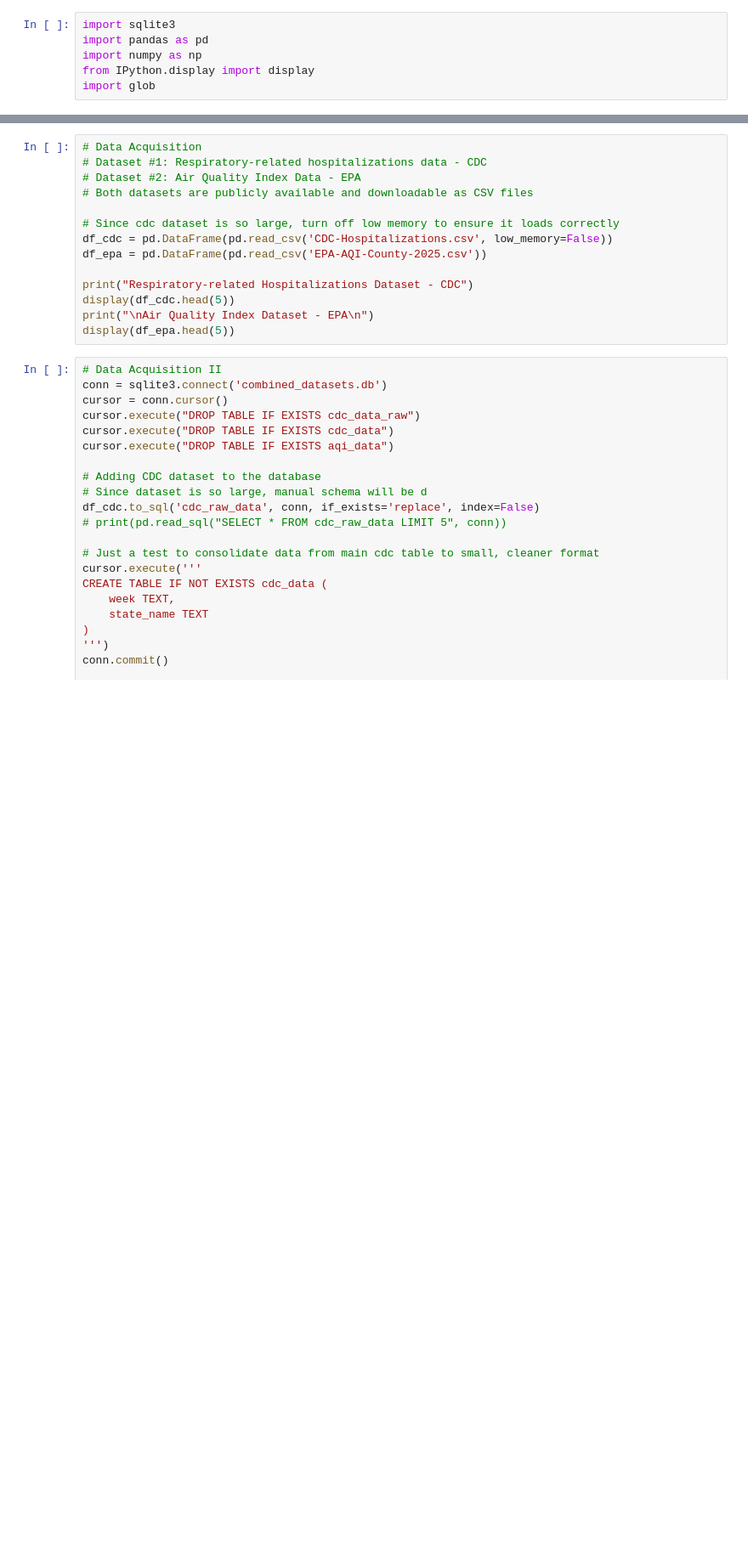
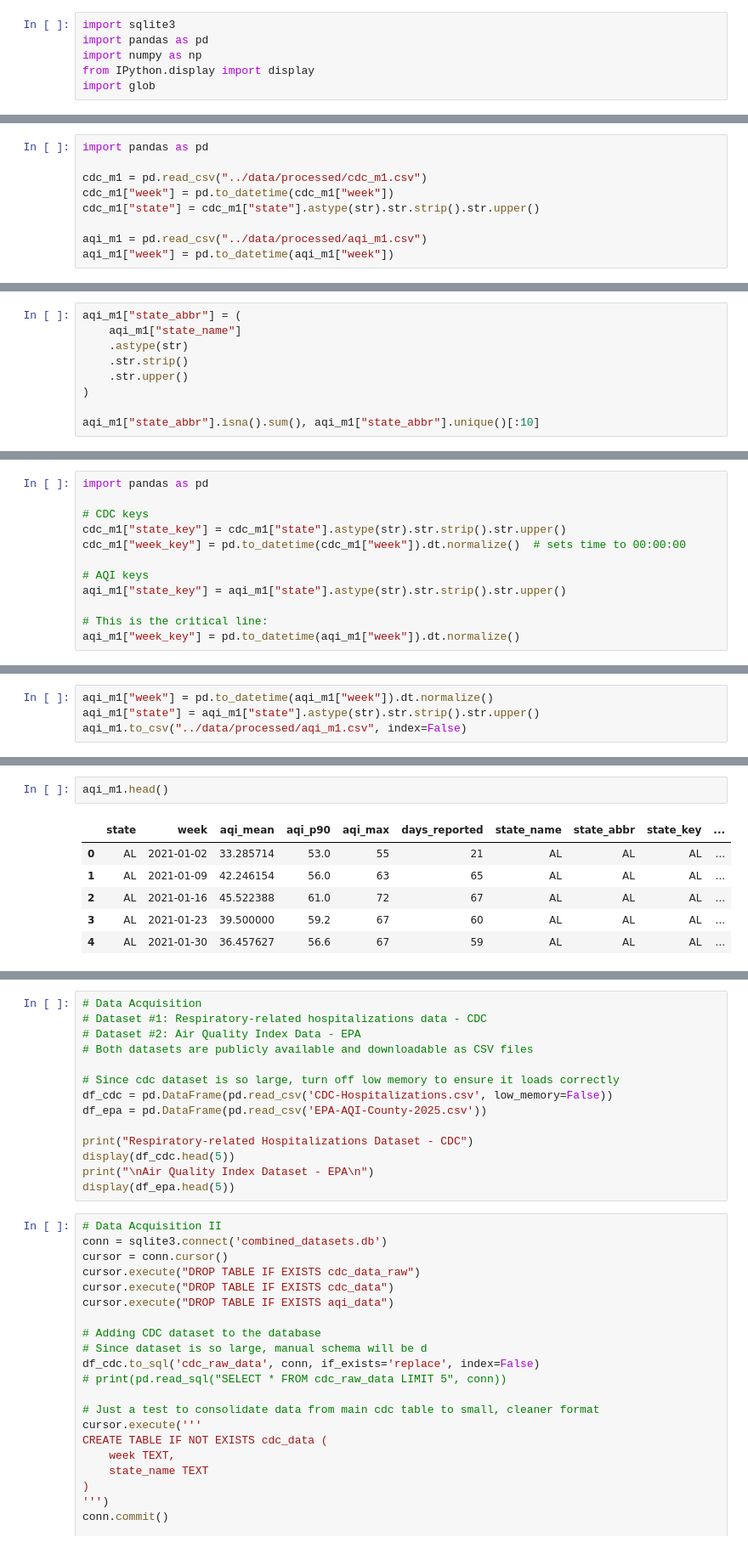
Before and after one commit to crewsdel/CAP5771-Milestone-1, a Jupyter notebook: Code Implementation/CodeImplementation.ipynb, the cells around one changed output, grey strips where cells are left out. Shown at 85% size. Saved outputs shown, nothing was run; the diff lists cells and outputs as text; blank space fills up the shorter version.

Commit message:
Update CodeImplementation.ipynb
I processed the CDC and AQI data and put them into the tables and then merged the tables. The output .csv files go into data/processed

```diff
--- a/Code Implementation/CodeImplementation.ipynb
+++ b/Code Implementation/CodeImplementation.ipynb
@@ -6,0 +135,9 @@ import glob
+# %%
+import pandas as pd
+
+cdc_m1 = pd.read_csv("../data/processed/cdc_m1.csv")
+cdc_m1["week"] = pd.to_datetime(cdc_m1["week"])
+cdc_m1["state"] = cdc_m1["state"].astype(str).str.strip().str.upper()
+
+aqi_m1 = pd.read_csv("../data/processed/aqi_m1.csv")
+aqi_m1["week"] = pd.to_datetime(aqi_m1["week"])
@@ -6,0 +213,9 @@ import glob
+# %%
+aqi_m1["state_abbr"] = (
+    aqi_m1["state_name"]
+    .astype(str)
+    .str.strip()
+    .str.upper()
+)
+
+aqi_m1["state_abbr"].isna().sum(), aqi_m1["state_abbr"].unique()[:10]
@@ -6,0 +236,12 @@ import glob
+# %%
+import pandas as pd
+
+# CDC keys
+cdc_m1["state_key"] = cdc_m1["state"].astype(str).str.strip().str.upper()
+cdc_m1["week_key"] = pd.to_datetime(cdc_m1["week"]).dt.normalize()  # sets time to 00:00:00
+
+# AQI keys
+aqi_m1["state_key"] = aqi_m1["state"].astype(str).str.strip().str.upper()
+
+# This is the critical line:
+aqi_m1["week_key"] = pd.to_datetime(aqi_m1["week"]).dt.normalize()
@@ -6,0 +320,4 @@ import glob
+# %%
+aqi_m1["week"] = pd.to_datetime(aqi_m1["week"]).dt.normalize()
+aqi_m1["state"] = aqi_m1["state"].astype(str).str.strip().str.upper()
+aqi_m1.to_csv("../data/processed/aqi_m1.csv", index=False)
@@ -6,0 +339,9 @@ import glob
+# %%
+aqi_m1.head()
+# %% [output]
+|  | state | week | aqi_mean | aqi_p90 | aqi_max | days_reported | state_name | state_abbr | state_key | ... |
+| 0 | AL | 2021-01-02 | 33.285714 | 53.0 | 55 | 21 | AL | AL | AL | ... |
+| 1 | AL | 2021-01-09 | 42.246154 | 56.0 | 63 | 65 | AL | AL | AL | ... |
+| 2 | AL | 2021-01-16 | 45.522388 | 61.0 | 72 | 67 | AL | AL | AL | ... |
+| 3 | AL | 2021-01-23 | 39.500000 | 59.2 | 67 | 60 | AL | AL | AL | ... |
+| 4 | AL | 2021-01-30 | 36.457627 | 56.6 | 67 | 59 | AL | AL | AL | ... |
```
Also changed, not shown: parts of 25 cells of this notebook.
